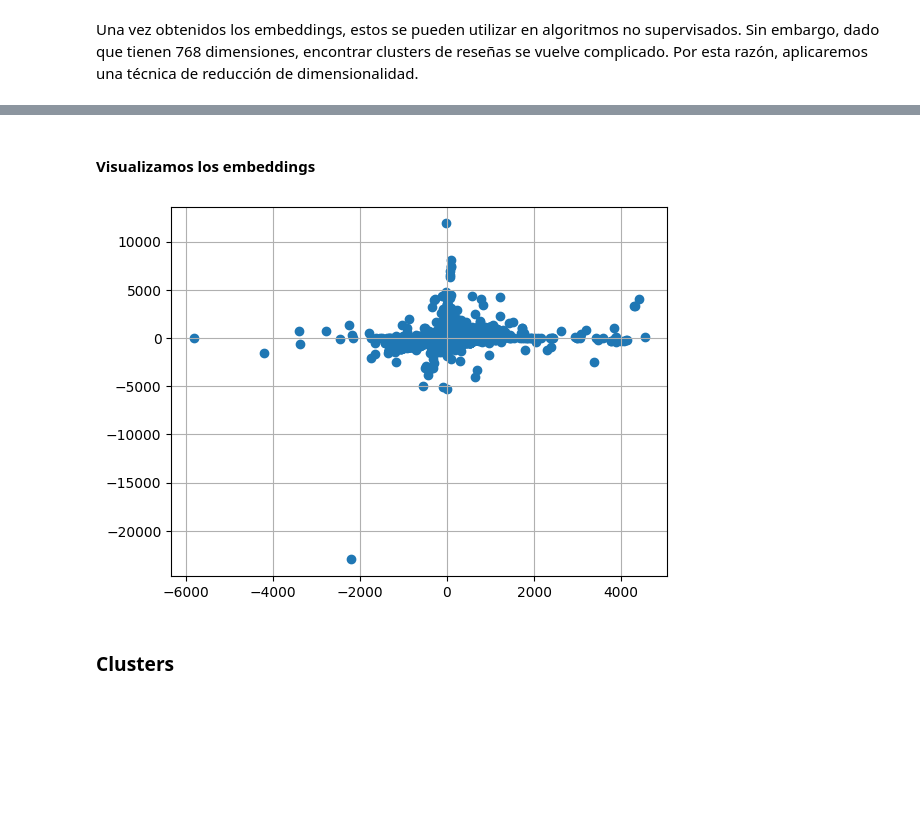
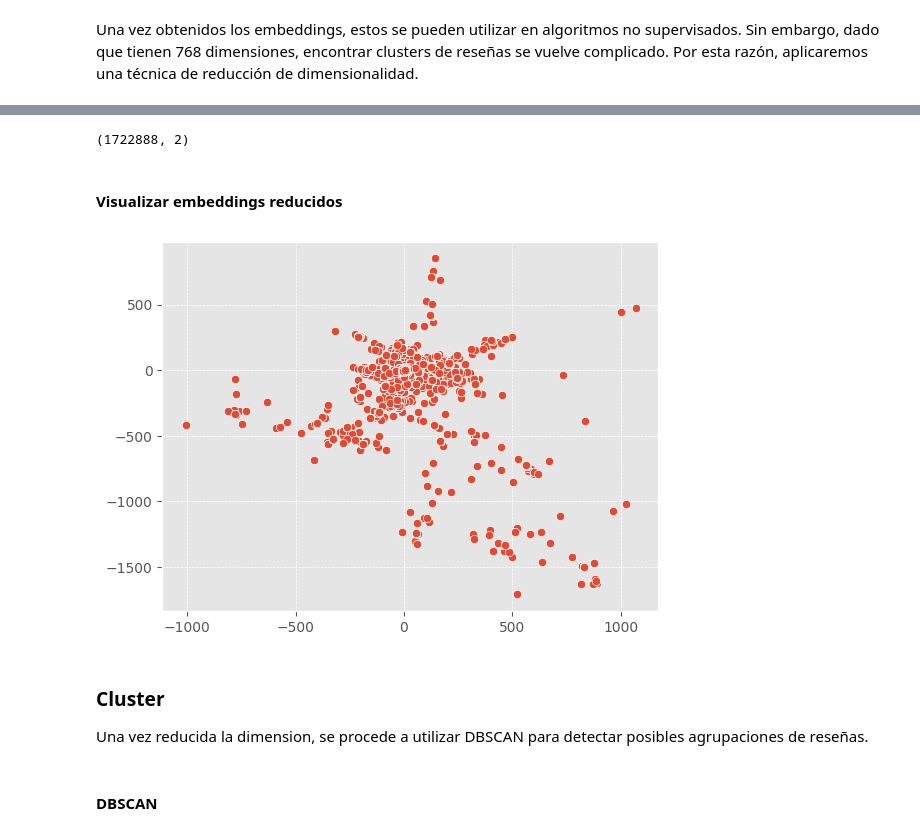
Before and after one commit to jjovalle99/aprendizaje_no_supervisado_22, a Jupyter notebook: proyecto/proyecto_entrega_1.ipynb, the cells around one changed output, grey strips where cells are left out. Saved outputs shown, nothing was run; the diff lists cells and outputs as text; code cells hidden in the pictures; blank space fills up the shorter version.

```diff
--- a/proyecto/proyecto_entrega_1.ipynb
+++ b/proyecto/proyecto_entrega_1.ipynb
@@ -201,0 +235,3 @@ truncated_embeddings = model.fit_transform(embeddings)
+# %%
+%%time
+dim_model_2 = UMAP(n_neighbors=15, n_components=2, metric="cosine").fit(embeddings)
@@ -202,9 +241,23 @@ truncated_embeddings = model.fit_transform(embeddings)
+# %%
+truncated_embeddings = dim_model_2.transform(embeddings)
+# %%
+truncated_embeddings.shape
+# %% [output]
+(1722888, 2)
 # %% [markdown]
-#### Visualizamos los embeddings
+#### Visualizar embeddings reducidos
+# %%
+fig, ax = plt.subplots()
+sns.scatterplot(x=truncated_embeddings[:, 0].get(), y=truncated_embeddings[:, 1].get())
+ax.grid(True, which='both', linestyle='--', linewidth=0.5)
+# %% [output]
+[figure, added]
 # %%
-plt.scatter(x=truncated_embeddings[:, 0].get(), y=truncated_embeddings[:, 1].get())
-plt.grid()
+# Se guardan los embeddings en el dataframe original
+data["x"] = truncated_embeddings[:, 0].get()
+data["y"] = truncated_embeddings[:, 1].get()
-# %% [output]
-[figure, removed]
+# %% [markdown]
+### Cluster
+Una vez reducida la dimension, se procede a utilizar DBSCAN para detectar posibles agrupaciones de reseñas.
 # %% [markdown]
-### Clusters
+#### DBSCAN
```
Also changed, not shown: parts of 29 cells of this notebook.
